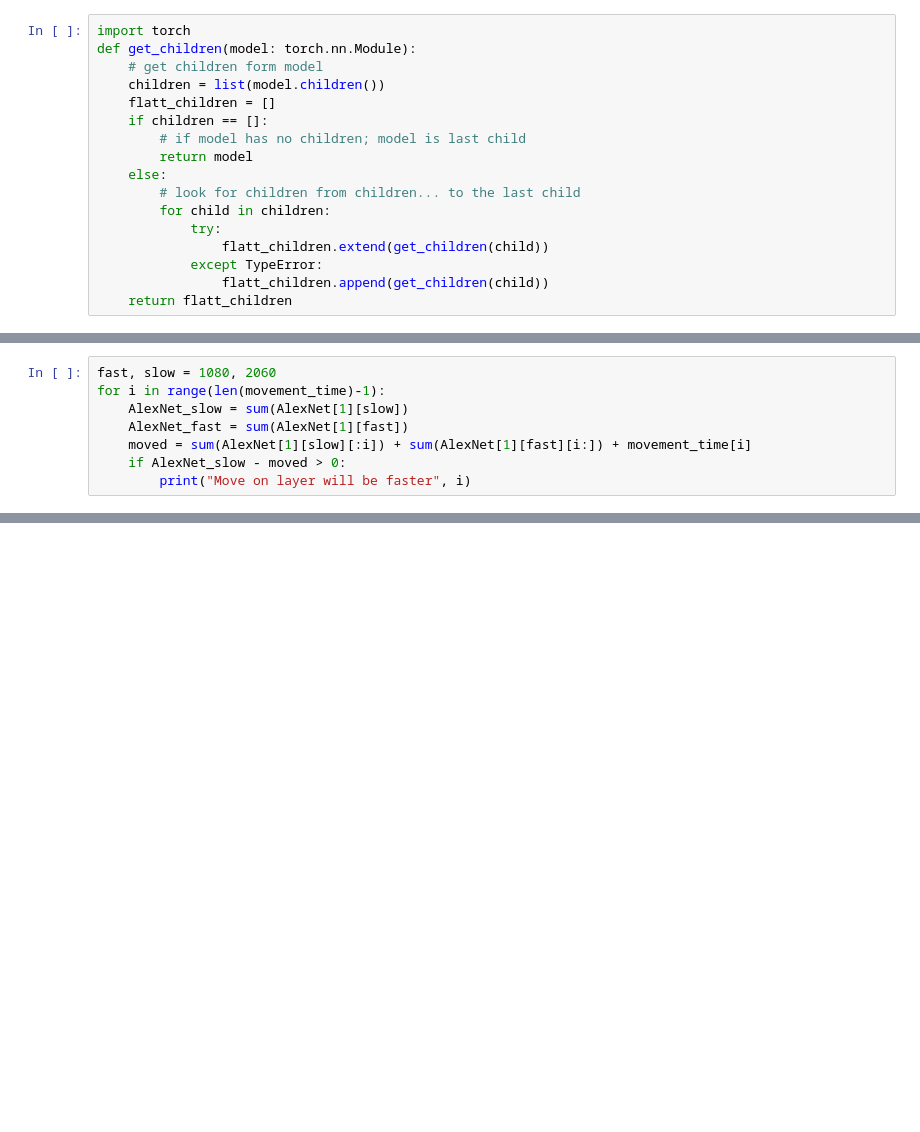
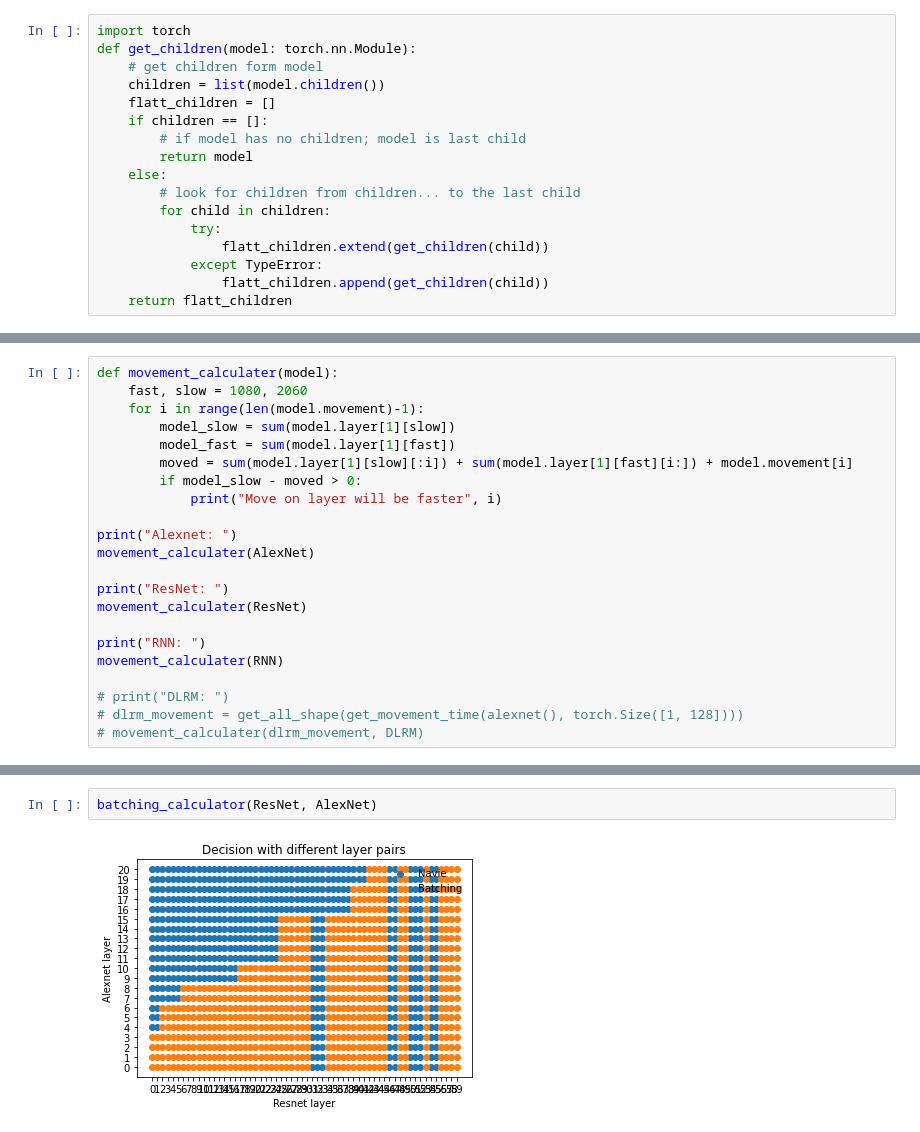
Before and after one commit to s094392/nsys_pytorch, a Jupyter notebook: Scheduler.ipynb, the cells around one changed output, grey strips where cells are left out. Drawn from its saved outputs; the diff is of its cells as text; blank space fills up the shorter version.

```diff
--- a/Scheduler.ipynb
+++ b/Scheduler.ipynb
@@ -74,9 +132,23 @@ print(movement_time)
 # %%
-fast, slow = 1080, 2060
-for i in range(len(movement_time)-1):
-    AlexNet_slow = sum(AlexNet[1][slow])
-    AlexNet_fast = sum(AlexNet[1][fast])
-    moved = sum(AlexNet[1][slow][:i]) + sum(AlexNet[1][fast][i:]) + movement_time[i]
-    if AlexNet_slow - moved > 0:
-        print("Move on layer will be faster", i)
+def movement_calculater(model):
+    fast, slow = 1080, 2060
+    for i in range(len(model.movement)-1):
+        model_slow = sum(model.layer[1][slow])
+        model_fast = sum(model.layer[1][fast])
+        moved = sum(model.layer[1][slow][:i]) + sum(model.layer[1][fast][i:]) + model.movement[i]
+        if model_slow - moved > 0:
+            print("Move on layer will be faster", i)
+
+print("Alexnet: ")
+movement_calculater(AlexNet)
+
+print("ResNet: ")
+movement_calculater(ResNet)
+
+print("RNN: ")
+movement_calculater(RNN)
+
+# print("DLRM: ")
+# dlrm_movement = get_all_shape(get_movement_time(alexnet(), torch.Size([1, 128])))
+# movement_calculater(dlrm_movement, DLRM)
 # %% [output]
@@ -84,0 +297,4 @@ Move on layer will be faster 6
+# %%
+batching_calculator(ResNet, AlexNet)
+# %% [output]
+[figure, added]
```
Also changed, not shown: parts of 17 cells of this notebook.
